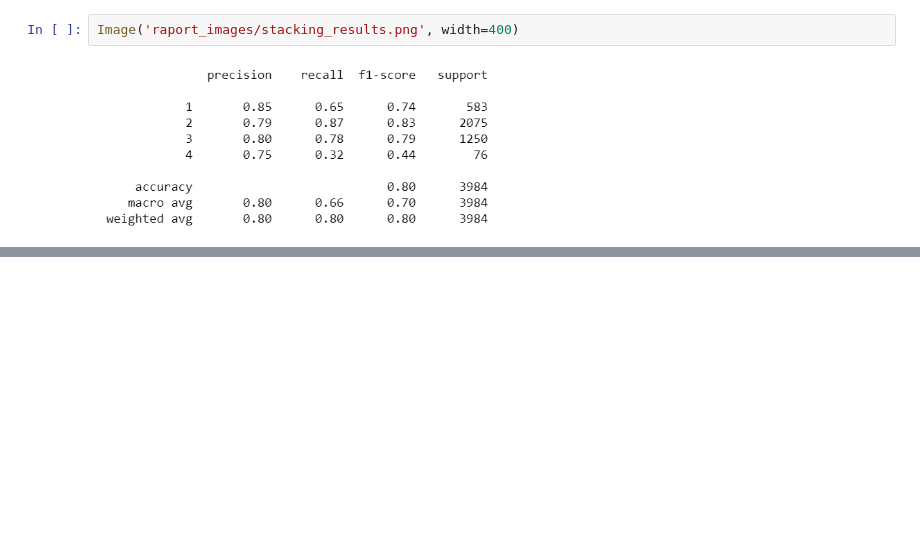
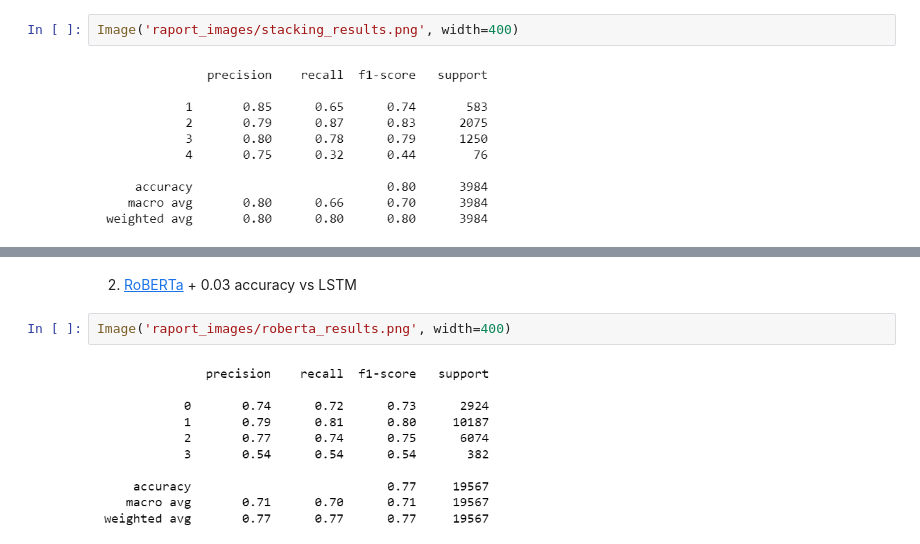
Before and after one commit to directtt/nlp-wine-reviews-prediction, a Jupyter notebook: raport.ipynb, the cells around one changed output, grey strips where cells are left out. Cells and saved outputs as stored; diff of their text form; blank space fills up the shorter version.

```diff
--- a/raport.ipynb
+++ b/raport.ipynb
@@ -181,0 +194,6 @@ Image('raport_images/rf_all.png', width=400)
+# %% [markdown]
+2) [RoBERTa](https://huggingface.co/roberta-base) + 0.03 accuracy vs LSTM
+# %%
+Image('raport_images/roberta_results.png', width=400)
+# %% [output]
+[figure, added]
```
Also changed, not shown: parts of 34 cells of this notebook, 14 other files.
